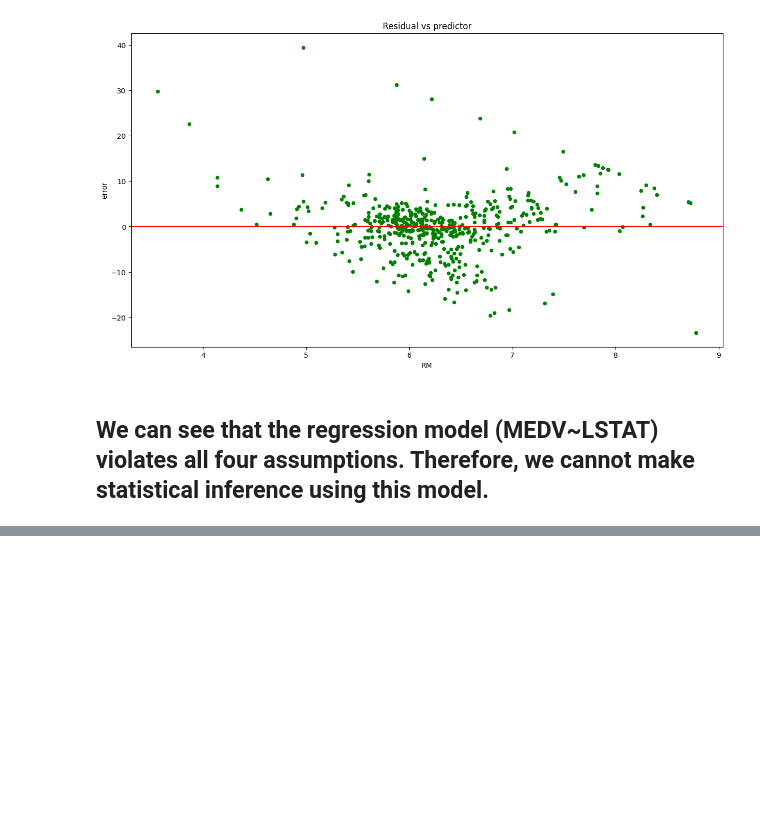
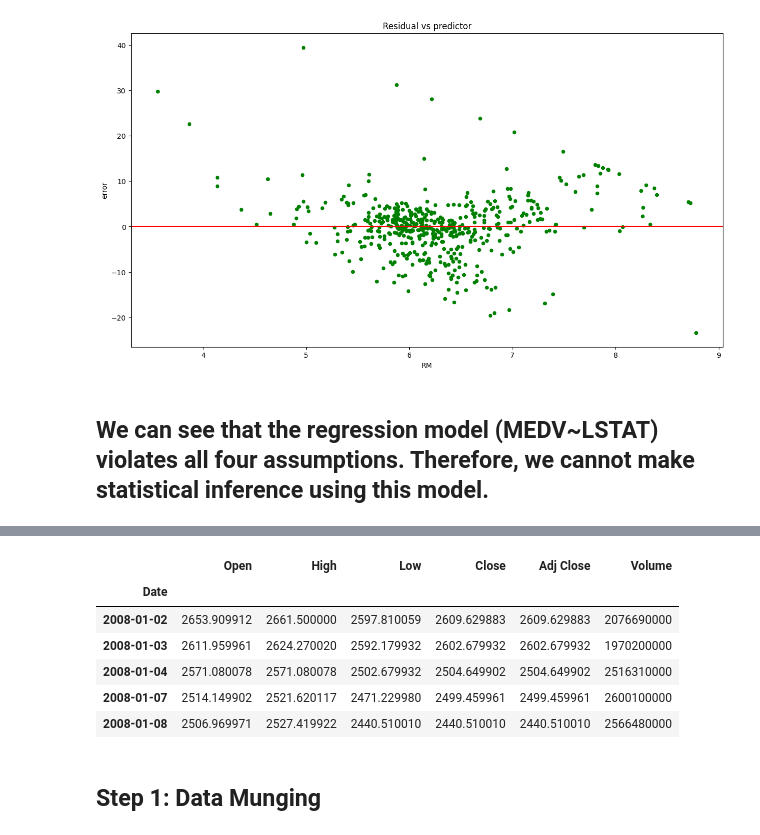
Before and after one commit to JuanD-Silva/Python-and-Statistics-for-Financial-Analysis, a Jupyter notebook: Modulo_4.ipynb, the cells around one changed output, grey strips where cells are left out. Saved outputs shown, nothing was run; the diff lists cells and outputs as text; code cells hidden in the pictures; blank space fills up the shorter version.

```diff
--- a/Modulo_4.ipynb
+++ b/Modulo_4.ipynb
@@ -195,0 +200,23 @@ plt.show()
+# %%
+# import all stock market data into DataFrame
+aord = pd.read_csv('/content/ALLOrdinary.csv', index_col=0)
+nikkei = pd.read_csv('/content/Nikkei225.csv', index_col=0)
+hsi = pd.read_csv('/content/HSI.csv', index_col=0)
+daxi = pd.read_csv('/content/DAXI.csv', index_col=0)
+cac40 = pd.read_csv('/content/CAC40.csv', index_col=0)
+sp500 = pd.read_csv('/content/SP500.csv', index_col=0)
+dji = pd.read_csv('/content/DJI.csv', index_col=0)
+nasdaq = pd.read_csv('/content/nasdaq_composite.csv', index_col=0)
+spy = pd.read_csv('/content/SPY.csv', index_col=0)
+# %%
+nasdaq.head()
+# %% [output]
+|  | Open | High | Low | Close | Adj Close | Volume |
+| Date |  |  |  |  |  |  |
+| 2008-01-02 | 2653.909912 | 2661.500000 | 2597.810059 | 2609.629883 | 2609.629883 | 2076690000 |
+| 2008-01-03 | 2611.959961 | 2624.270020 | 2592.179932 | 2602.679932 | 2602.679932 | 1970200000 |
+| 2008-01-04 | 2571.080078 | 2571.080078 | 2502.679932 | 2504.649902 | 2504.649902 | 2516310000 |
+| 2008-01-07 | 2514.149902 | 2521.620117 | 2471.229980 | 2499.459961 | 2499.459961 | 2600100000 |
+| 2008-01-08 | 2506.969971 | 2527.419922 | 2440.510010 | 2440.510010 | 2440.510010 | 2566480000 |
+# %% [markdown]
+## Step 1: Data Munging
```
Also changed, not shown: parts of 2 cells of this notebook.
